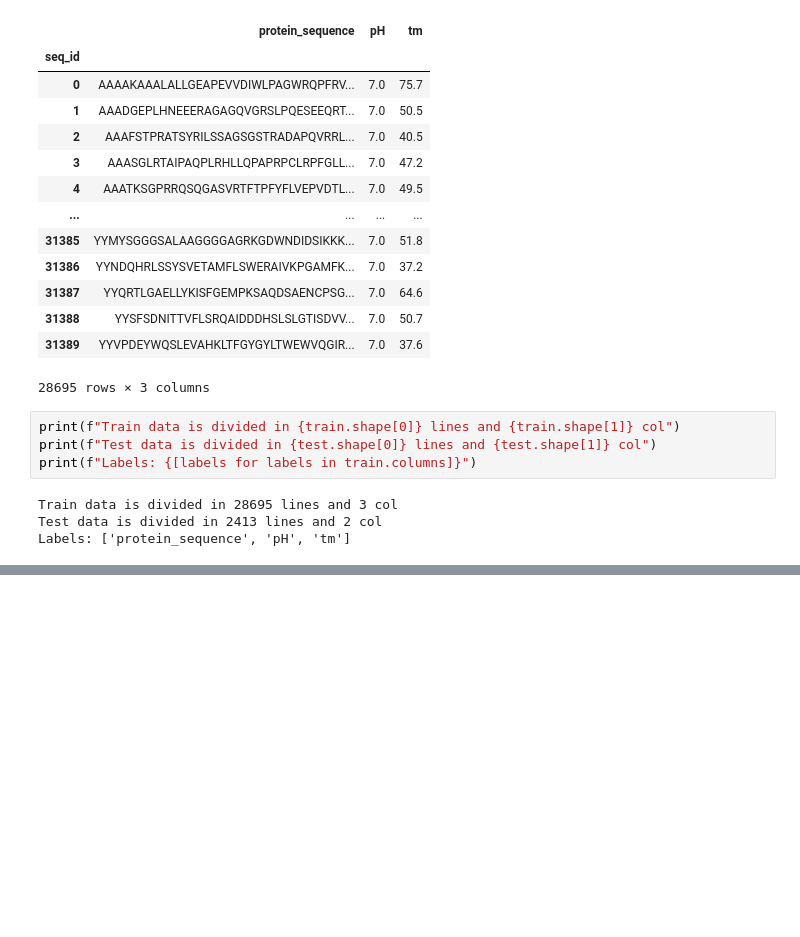
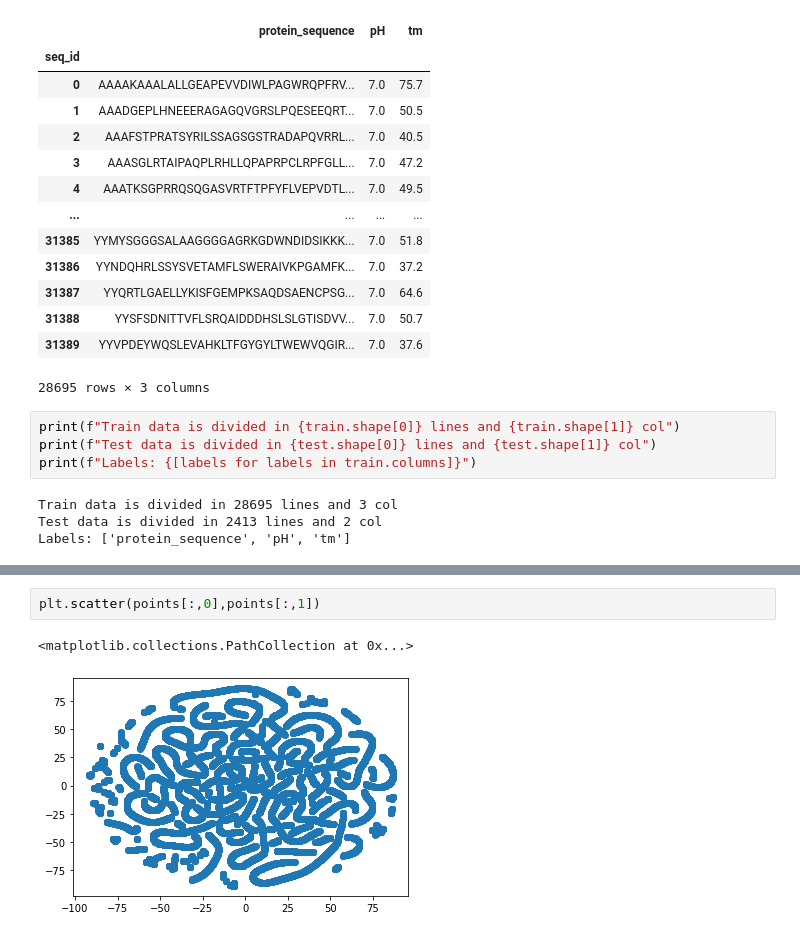
Before and after one commit to alexesperanca/SIB_G4, a Jupyter notebook: Main_Andre.ipynb, the cells around one changed output, grey strips where cells are left out. Drawn from its saved outputs; the diff is of its cells as text; blank space fills up the shorter version.

```diff
--- a/Main_Andre.ipynb
+++ b/Main_Andre.ipynb
@@ -108,0 +277,5 @@ Labels: ['protein_sequence', 'pH', 'tm']
+# %%
+plt.scatter(points[:,0],points[:,1])
+# %% [output]
+<matplotlib.collections.PathCollection at 0x...>
+[figure, added]
```
Also changed, not shown: parts of 24 cells of this notebook.
